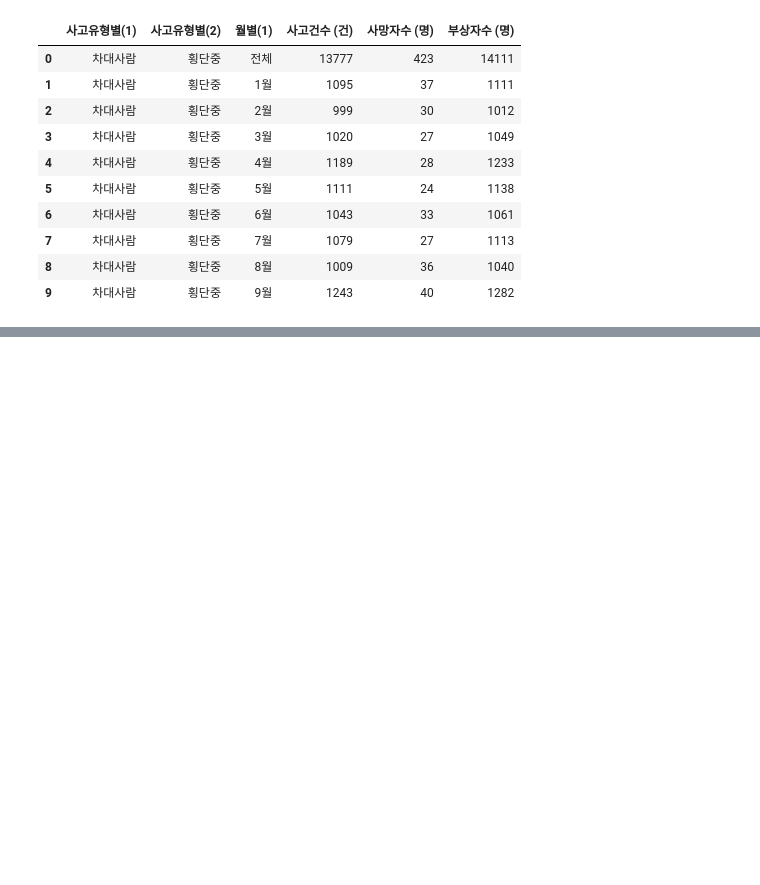
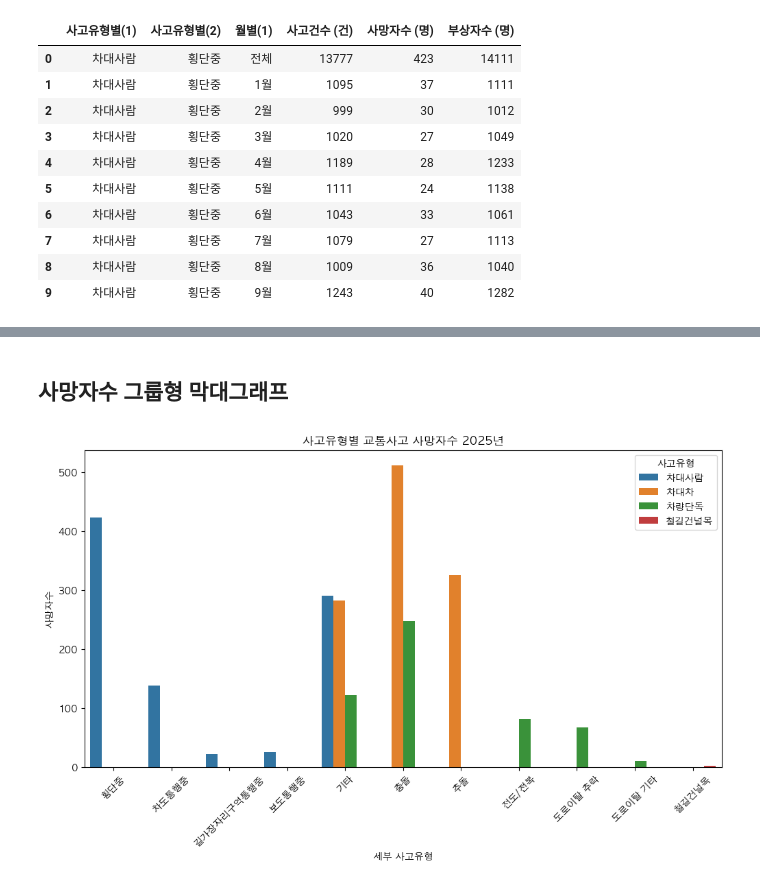
Before and after one commit to thihaoov/Korea-traffic-accident-analysis, a Jupyter notebook: notebooks/03_Accidents_by_Accident_Type.ipynb, the cells around one changed output, grey strips where cells are left out. Cells and saved outputs as stored; diff of their text form; code cells hidden in the pictures; blank space fills up the shorter version.

```diff
--- a/notebooks/03_Accidents_by_Accident_Type.ipynb
+++ b/notebooks/03_Accidents_by_Accident_Type.ipynb
@@ -22,0 +94,20 @@ df.head(10)
+# %% [markdown]
+## 사망자수 그룹형 막대그래프
+# %%
+# 사고유형별 사망자수 시각화
+plt.figure(figsize=(12, 6))
+
+sns.barplot(data=df_total,
+            x='사고유형별(2)',
+            y='사망자수',
+            hue='사고유형별(1)')
+
+plt.title('사고유형별 교통사고 사망자수 2025년')
+plt.xlabel('세부 사고유형')
+plt.ylabel('사망자수')
+plt.xticks(rotation=45)
+plt.legend(title='사고유형')
+
+plt.show()
+# %% [output]
+[figure, added]
```
Also changed, not shown: parts of 12 cells of this notebook, 1 other file.
